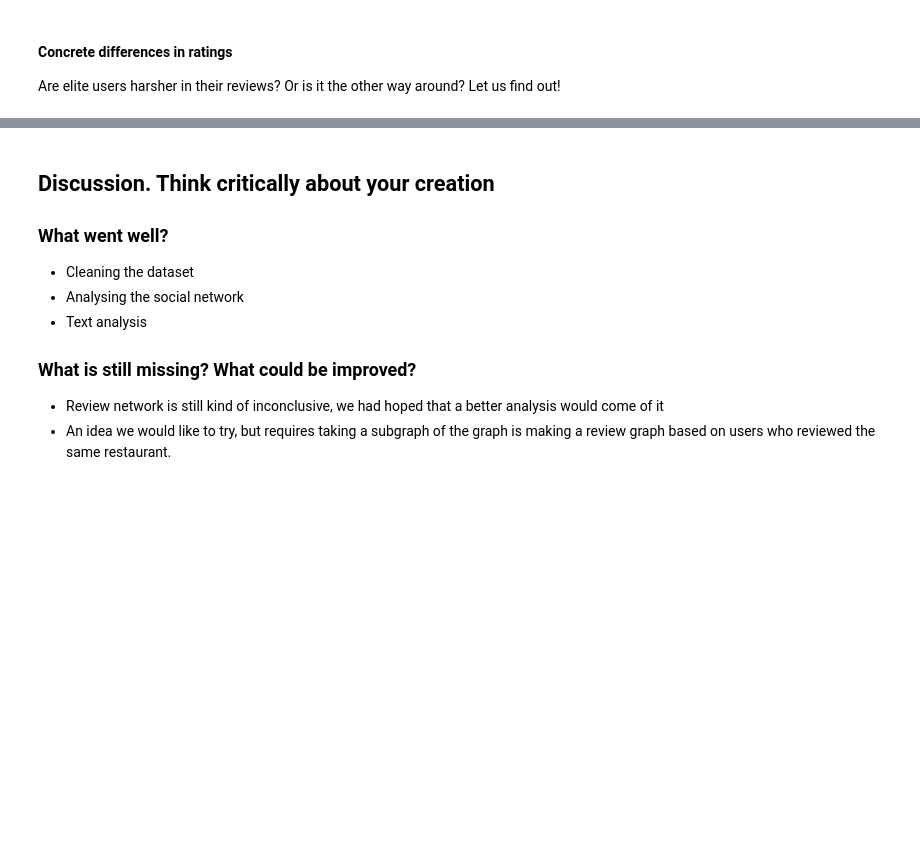
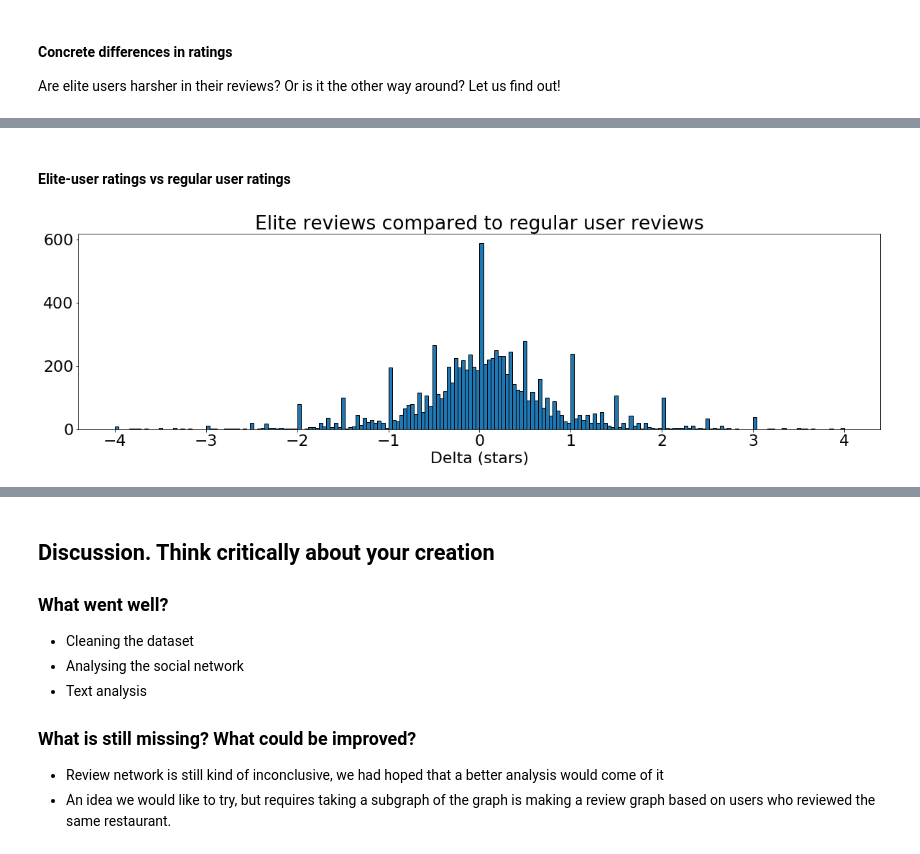
Before and after one commit to thomasnilsson/02805-social-graphs-2018, a Jupyter notebook: project1/Explainer.ipynb, the cells around one changed output, grey strips where cells are left out. Cells and saved outputs as stored; diff of their text form; code cells hidden in the pictures; blank space fills up the shorter version.

```diff
--- a/project1/Explainer.ipynb
+++ b/project1/Explainer.ipynb
@@ -449,6 +532,11 @@ plt.show()
+# %% [markdown]
+#### Elite-user ratings vs regular user ratings
 # %%
 plt.figure(figsize=[20,5])
-plt.hist(100 * np.array(list(deltas_reg.values())) / 5, bins=200, edgecolor='black')
-plt.xlabel('Delta (%)')
+plt.hist(np.array(list(deltas_elite_reg.values())), bins=200, edgecolor='black')
+plt.xlabel('Delta (stars)')
 plt.title('Elite reviews compared to regular user reviews')
+plt.savefig('plots/delta_elite_reg.svg', format='svg', bbox_inches="tight")
 plt.show()
+# %% [output]
+[figure, added]
```
Also changed, not shown: parts of 38 cells of this notebook, 22 other files.
